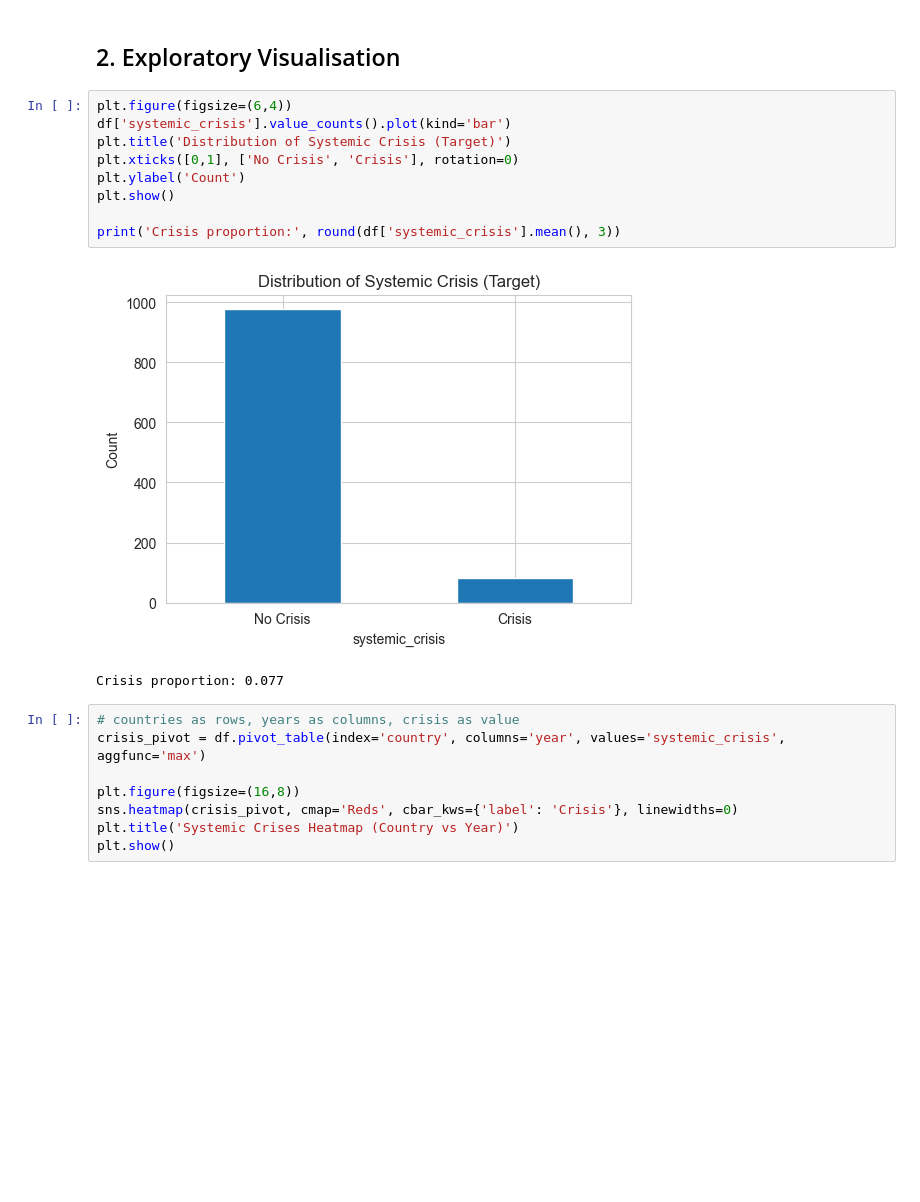
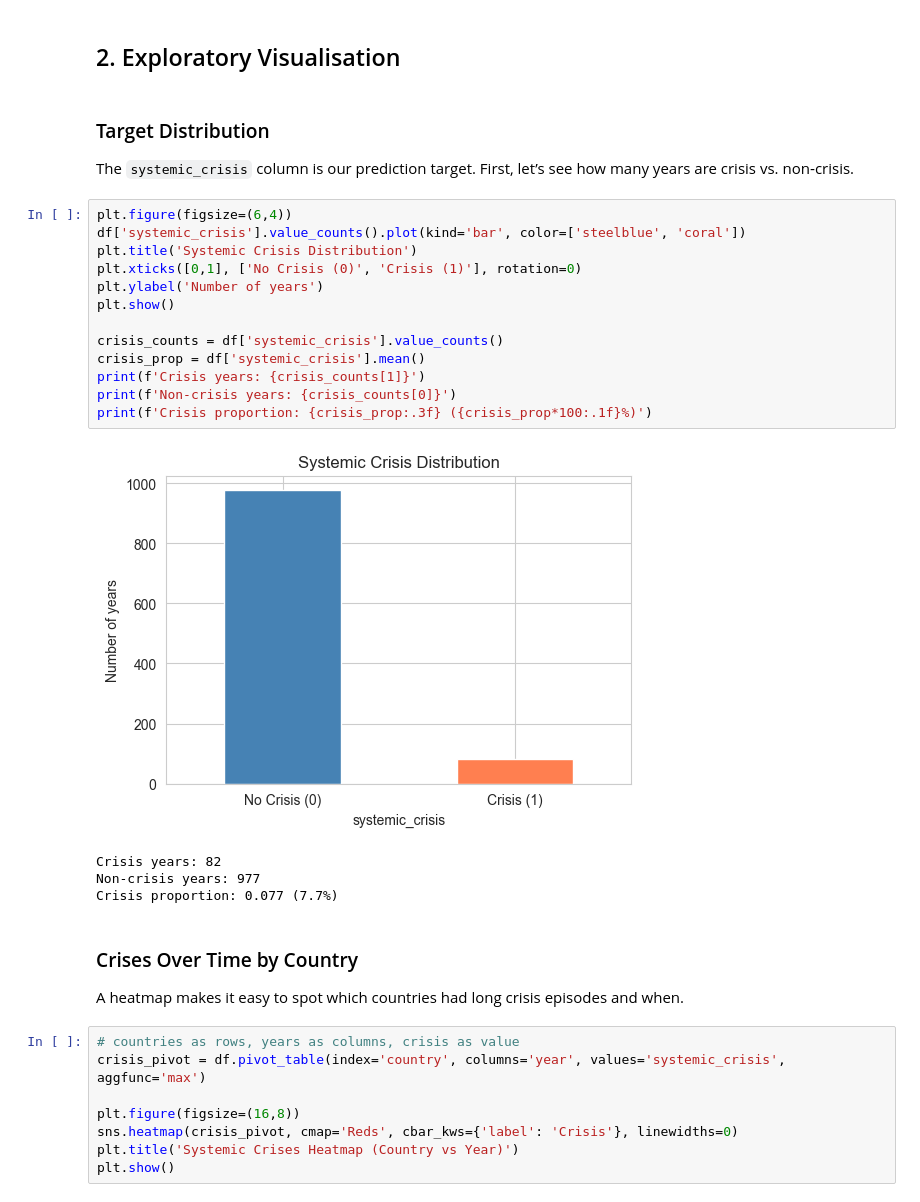
Before and after one commit to yevqlzw/African_Crisis_Prediction, a Jupyter notebook: notebooks/01_eda_and_cleaning.ipynb, the cells around one changed output. Drawn from its saved outputs; the diff is of its cells as text; blank space fills up the shorter version.

Commit message:
Add documentation to exploratory visualisation

```diff
--- a/notebooks/01_eda_and_cleaning.ipynb
+++ b/notebooks/01_eda_and_cleaning.ipynb
@@ -99,18 +99,32 @@ Name: count, dtype: int64
 - Target `systemic_crisis` mean = 7.7% -> strong class imbalance (only 82 positive cases).
 # %% [markdown]
 ## 2. Exploratory Visualisation
+# %% [markdown]
+### Target Distribution
+
+The `systemic_crisis` column is our prediction target. First, let’s see how many years are crisis vs. non‑crisis.
 # %%
 plt.figure(figsize=(6,4))
-df['systemic_crisis'].value_counts().plot(kind='bar')
-plt.title('Distribution of Systemic Crisis (Target)')
-plt.xticks([0,1], ['No Crisis', 'Crisis'], rotation=0)
-plt.ylabel('Count')
+df['systemic_crisis'].value_counts().plot(kind='bar', color=['steelblue', 'coral'])
+plt.title('Systemic Crisis Distribution')
+plt.xticks([0,1], ['No Crisis (0)', 'Crisis (1)'], rotation=0)
+plt.ylabel('Number of years')
 plt.show()
 
-print('Crisis proportion:', round(df['systemic_crisis'].mean(), 3))
+crisis_counts = df['systemic_crisis'].value_counts()
+crisis_prop = df['systemic_crisis'].mean()
+print(f'Crisis years: {crisis_counts[1]}')
+print(f'Non‑crisis years: {crisis_counts[0]}')
+print(f'Crisis proportion: {crisis_prop:.3f} ({crisis_prop*100:.1f}%)')
 # %% [output]
-[figure, old version]
+[figure, new version]
-Crisis proportion: 0.077
+Crisis years: 82
+Non‑crisis years: 977
+Crisis proportion: 0.077 (7.7%)
+# %% [markdown]
+### Crises Over Time by Country
+
+A heatmap makes it easy to spot which countries had long crisis episodes and when.
 # %%
 # countries as rows, years as columns, crisis as value
 crisis_pivot = df.pivot_table(index='country', columns='year', values='systemic_crisis', aggfunc='max')
```
Also changed, not shown: parts of 3 cells of this notebook.
